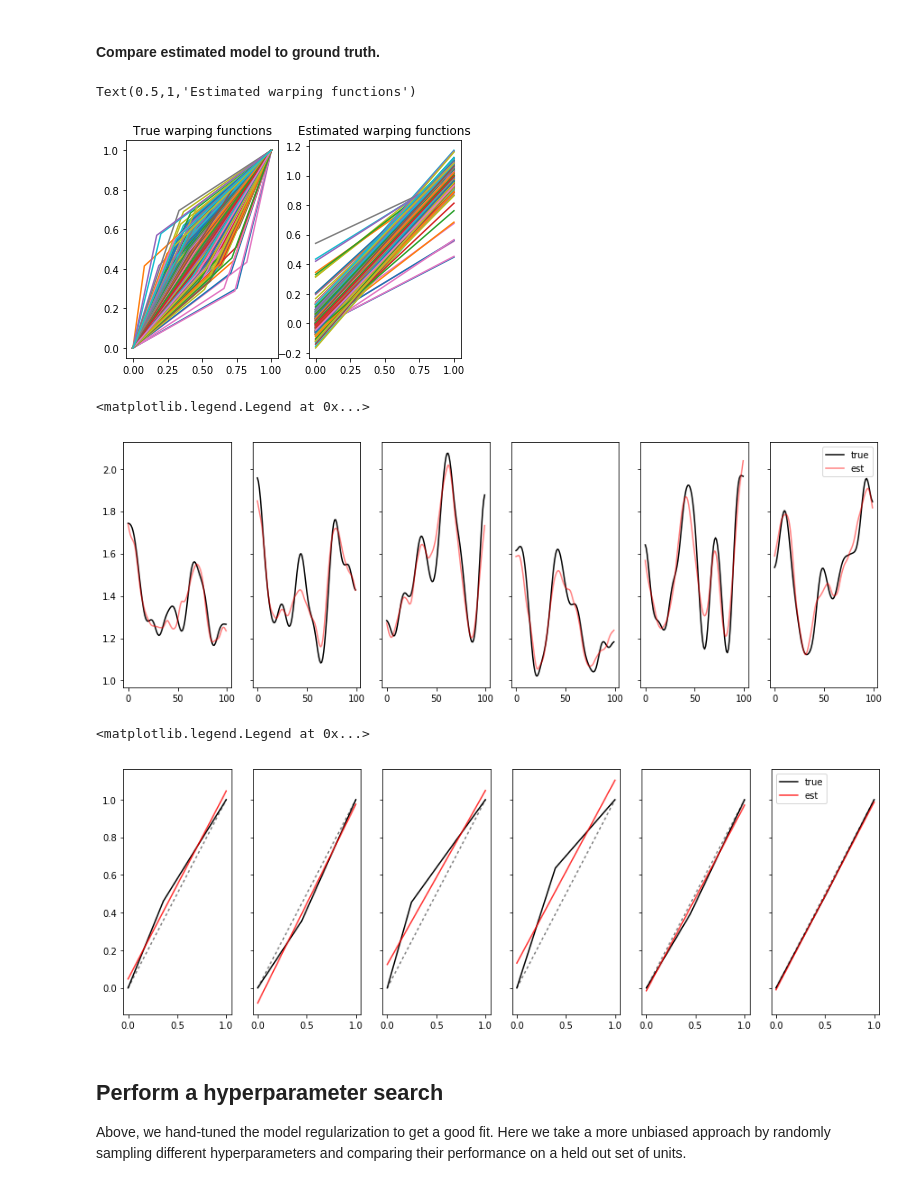
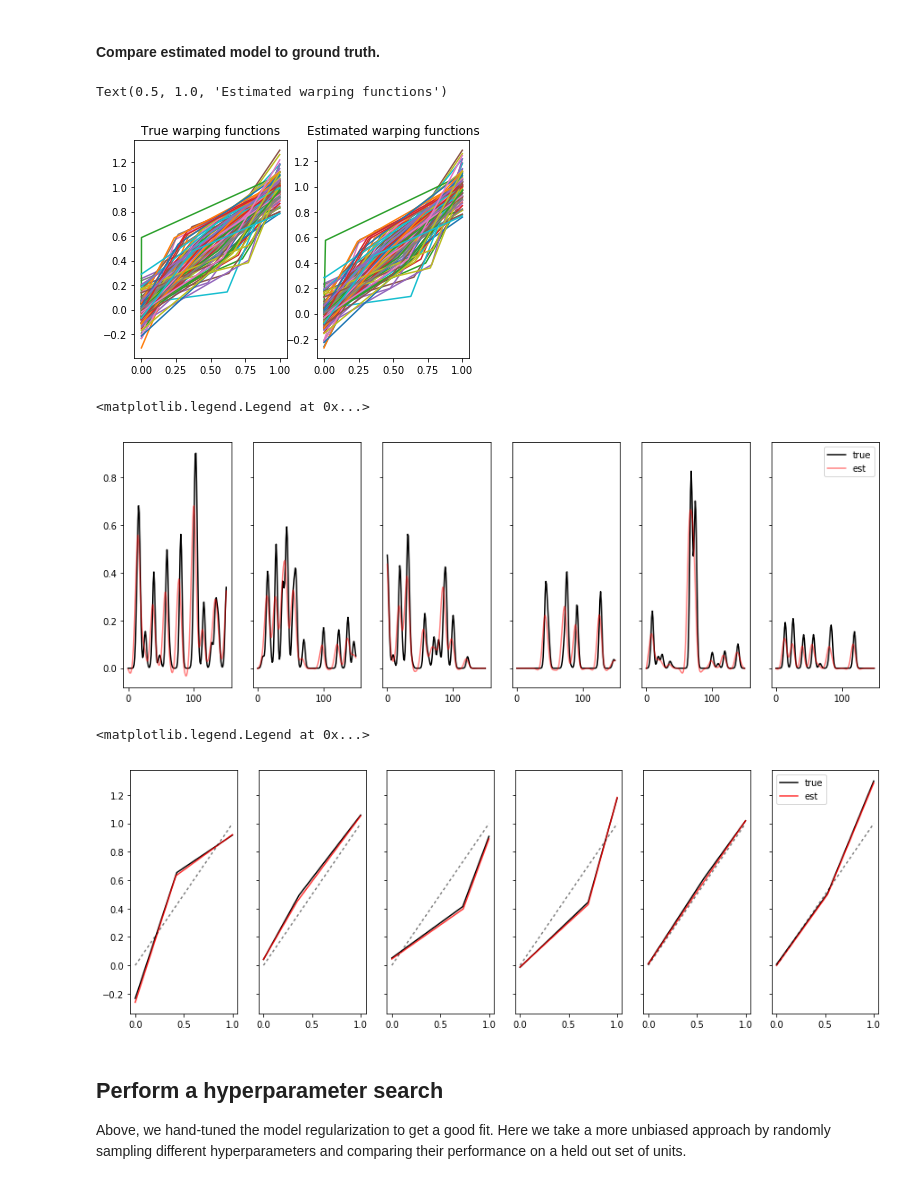
Before and after one commit to ahwillia/affinewarp, a Jupyter notebook: examples/Piecewise.ipynb, the cells around one changed output. Drawn from its saved outputs; the diff is of its cells as text; code cells hidden in the pictures.

```diff
--- a/examples/Piecewise.ipynb
+++ b/examples/Piecewise.ipynb
@@ -10,14 +10,31 @@ import matplotlib.pyplot as plt
 #### Generate a dataset from a piecewise warped model.
 # %%
 from affinewarp.datasets import piecewise_warped_data
-binned, true_model = piecewise_warped_data(n_trials=200, n_timepoints=100, n_neurons=150)
+binned, true_model = piecewise_warped_data(
+    n_knots=1,
+    n_trials=100,
+    n_timepoints=150,
+    n_neurons=100,
+    clip_y_knots=False,
+    template_scale=1.0,
+    template_drop=.9,
+    template_smoothness=2,
+    noise_type="poisson",
+    seed=1234)
 # %% [markdown]
 #### Fit a model to make sure we approximate the ground truth.
 # %%
 # Fit warping model.
-from affinewarp import PiecewiseWarping
+from affinewarp import ShiftWarping, PiecewiseWarping
 
-est_model = PiecewiseWarping(n_knots=0, warp_reg_scale=1e-2, smoothness_reg_scale=20.0)
-est_model.fit(binned, iterations=60, warp_iterations=100)
+models = [
+    ShiftWarping(smoothness_reg_scale=20.0),
+    PiecewiseWarping(n_knots=0, warp_reg_scale=1e-6, smoothness_reg_scale=20.0),
+    PiecewiseWarping(n_knots=1, warp_reg_scale=1e-6, smoothness_reg_scale=20.0),
+    PiecewiseWarping(n_knots=2, warp_reg_scale=1e-6, smoothness_reg_scale=20.0),
+]
+
+for m in models:
+    m.fit(binned, iterations=50, warp_iterations=200)
 # %%
 # Learning curve.
@@ -32,40 +89,40 @@ Text(0,0.5,'loss')
 # %%
 # Compare true warping functions to estimated model.
 fig, axes = plt.subplots(1, 2)
 
 axes[0].plot(true_model.x_knots.T, true_model.y_knots.T);
 axes[0].set_title("True warping functions")
 
-axes[1].plot(est_model.x_knots.T, est_model.y_knots.T);
+axes[1].plot(models[2].x_knots.T, models[2].y_knots.T);
 axes[1].set_title("Estimated warping functions")
 # %% [output]
-Text(0.5,1,'Estimated warping functions')
+Text(0.5, 1.0, 'Estimated warping functions')
-[figure, old version]
+[figure, new version]
 # %%
 # Compare true template to estimated template across some neurons
 fig, axes = plt.subplots(1, 6, sharex=True, sharey=True, figsize=(15, 5))
 
 for i, ax in enumerate(axes):
     ax.plot(true_model.template[:, i], color='k', label='true')
-    ax.plot(est_model.template[:, i], color='r', alpha=.5, label='est')
+    ax.plot(models[2].template[:, i], color='r', alpha=.5, label='est')
 
 axes[-1].legend()
 # %% [output]
 <matplotlib.legend.Legend at 0x...>
-[figure, old version]
+[figure, new version]
 # %%
 # Compare true warping functions to estimated warping functions.
 fig, axes = plt.subplots(1, 6, sharex=True, sharey=True, figsize=(15, 5))
 
 for i, ax in enumerate(axes):
     ax.plot(true_model.x_knots[i], true_model.y_knots[i], color='k', label='true')
-    ax.plot(est_model.x_knots[i], est_model.y_knots[i], color='r', alpha=.8, label='est')
+    ax.plot(models[2].x_knots[i], models[2].y_knots[i], color='r', alpha=.8, label='est')
     ax.plot([0, 1], [0, 1], color='k', dashes=[2, 2], alpha=.5)
 
 axes[-1].legend()
 # %% [output]
 <matplotlib.legend.Legend at 0x...>
-[figure, old version]
+[figure, new version]
 # %% [markdown]
 ## Perform a hyperparameter search
 
```
Also changed, not shown: parts of 9 cells of this notebook, 5 other files.
